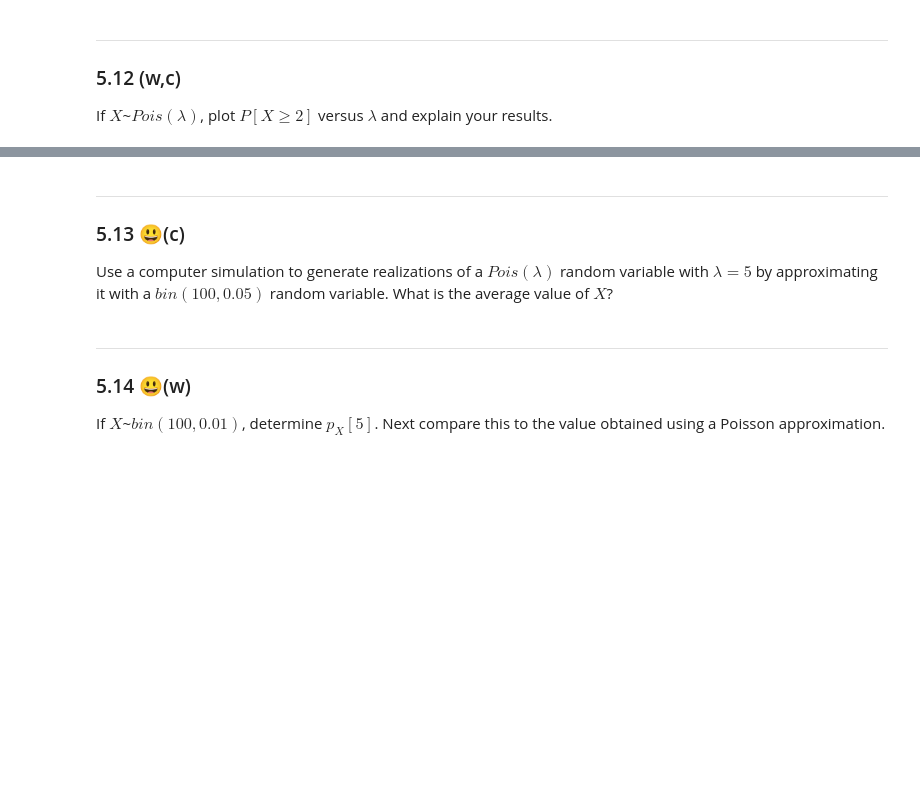
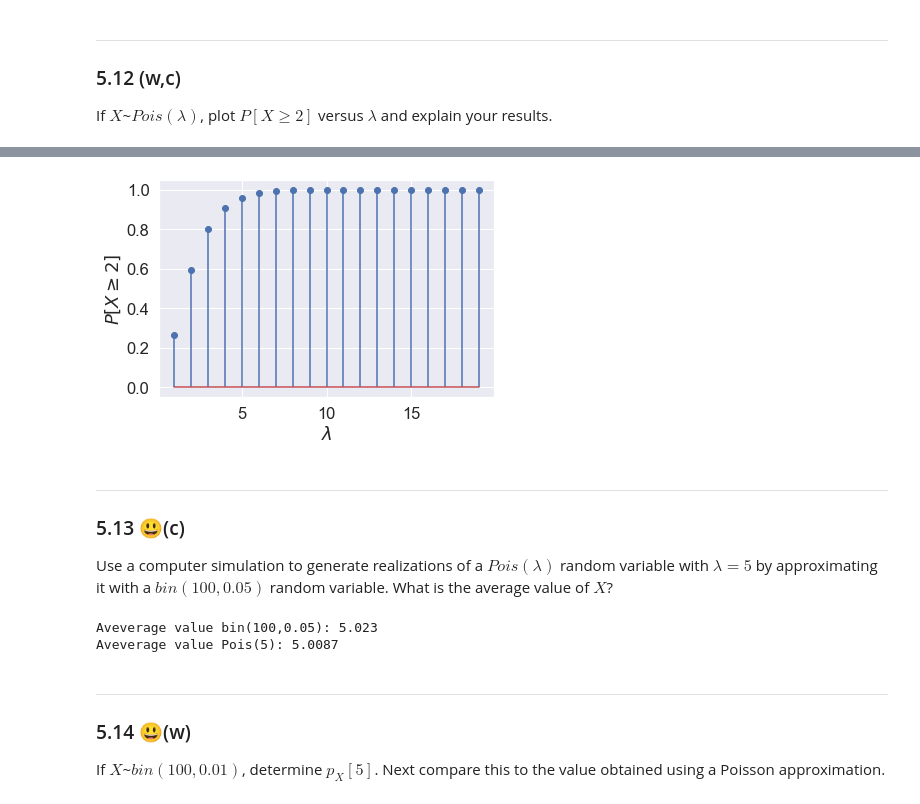
Before and after one commit to VictorCannestro/Intuitive_Probability_and_Random_Processes, a Jupyter notebook: CH5_Discrete_Random_Variables.ipynb, the cells around one changed output, grey strips where cells are left out. Cells and saved outputs as stored; diff of their text form; code cells hidden in the pictures; blank space fills up the shorter version.

```diff
--- a/CH5_Discrete_Random_Variables.ipynb
+++ b/CH5_Discrete_Random_Variables.ipynb
@@ -84,0 +196,6 @@ Using a computer simulation to generate a $geom(0.25)$ random variable, determin
+# %%
+p = 0.25
+N = 10000
+x = np.random.geometric(p, size=N)
+ave = np.mean(x)
+print(ave)
@@ -95,8 +231,29 @@ If $X$~$Pois(\lambda)$, plot $P[X\geq 2]$ versus $\lambda$ and explain your resu
+# %%
+N = 20
+lam = np.arange(1, N)
+f = lambda x: 1 - np.exp(-x)*(1 + x)
+
+plt.stem(lam, f(lam), use_line_collection=True)
+plt.xlabel(r'$\lambda$')
+plt.ylabel(r'$P[X\geq 2]$')
+plt.show()
+# %% [output]
+[figure, added]
 # %% [markdown]
 ***
 ### 5.13 😃(c)
 
 Use a computer simulation to generate realizations of a $Pois(\lambda)$ random variable with $\lambda = 5$ by approximating it with a $bin(100, 0.05)$ random variable. What is the average value of $X$?
+# %%
+lam = 5
+N = 10000
+p, n = 0.05, 100
+X = np.random.binomial(n, p, size=N)
+Y = np.random.poisson(lam, size=N)
+print(f'Aveverage value bin(100,0.05): {np.mean(X)}\nAveverage value Pois(5): {np.mean(Y)}')
+# %% [output]
+Aveverage value bin(100,0.05): 5.023
+Aveverage value Pois(5): 5.0087
 # %% [markdown]
 ***
 ### 5.14 😃(w)
```
Also changed, not shown: parts of 36 cells of this notebook.
